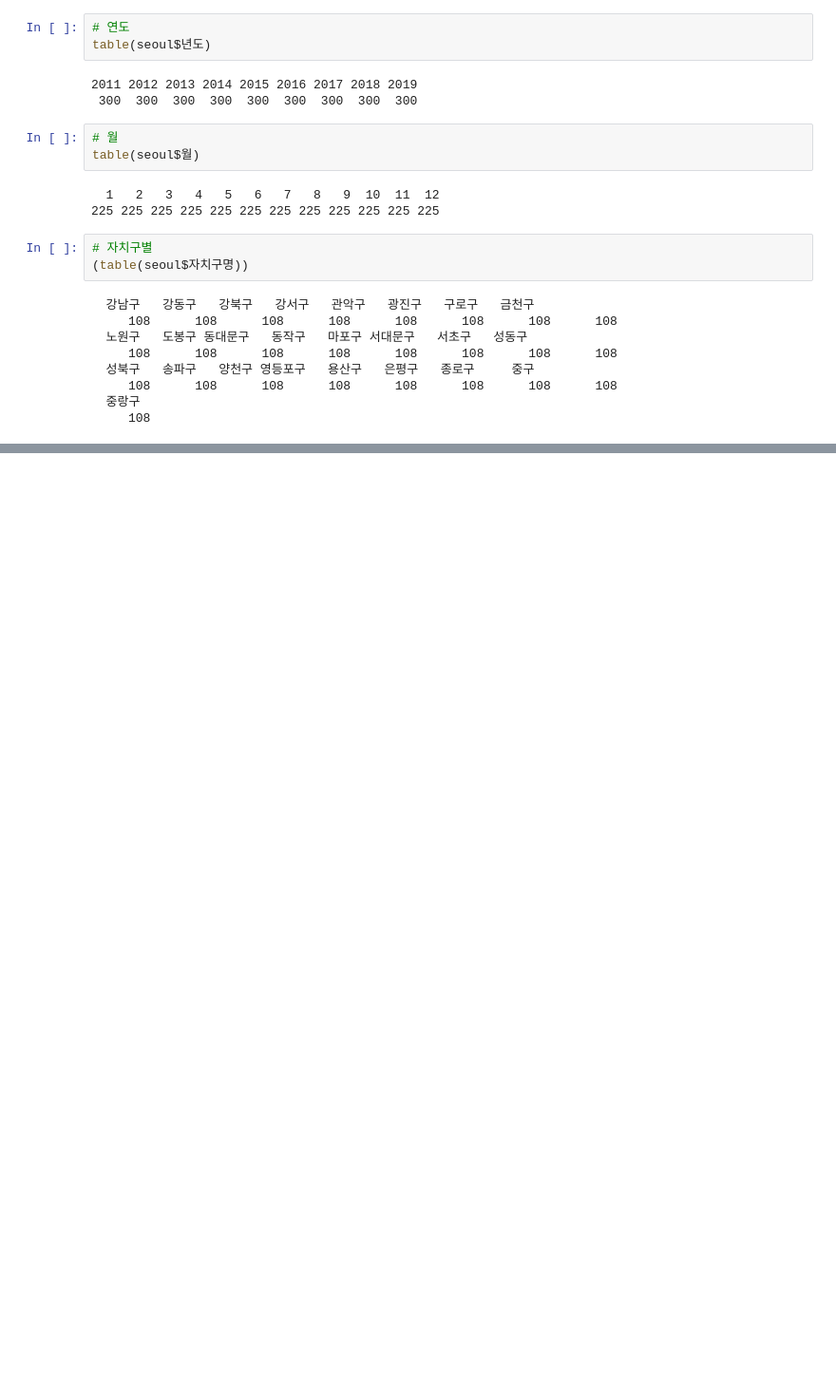
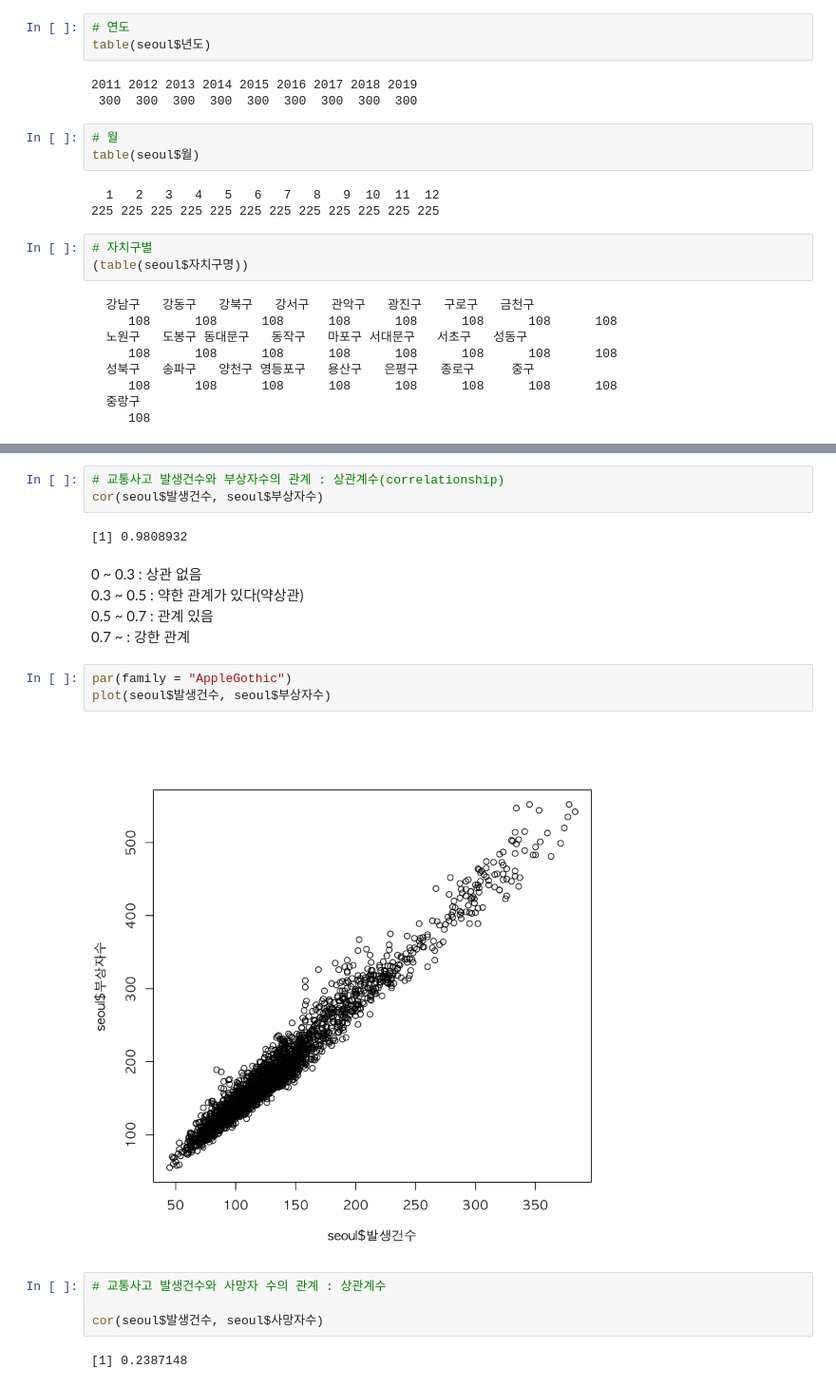
Before and after one commit to HyeogDo/R_study, a Jupyter notebook: 08. 파일 입출력.ipynb, the cells around one changed output, grey strips where cells are left out. Shown: that part at 95% size. Saved outputs shown, nothing was run; the diff lists cells and outputs as text; blank space fills up the shorter version.

```diff
--- a/08. 파일 입출력.ipynb
+++ b/08. 파일 입출력.ipynb
@@ -656,0 +799,21 @@ head(regionAcc.mean)
+# %%
+# 교통사고 발생건수와 부상자수의 관계 : 상관계수(correlationship)
+cor(seoul$발생건수, seoul$부상자수)
+# %% [output]
+[1] 0.9808932
+# %% [markdown]
+0 ~ 0.3 : 상관 없음
+0.3 ~ 0.5 : 약한 관계가 있다(약상관)
+0.5 ~ 0.7 : 관계 있음
+0.7 ~ : 강한 관계
+# %%
+par(family = "AppleGothic")
+plot(seoul$발생건수, seoul$부상자수)
+# %% [output]
+[figure, added]
+# %%
+# 교통사고 발생건수와 사망자 수의 관계 : 상관계수
+
+cor(seoul$발생건수, seoul$사망자수)
+# %% [output]
+[1] 0.2387148
```
Also changed, not shown: parts of 42 cells of this notebook, 2 other files.
